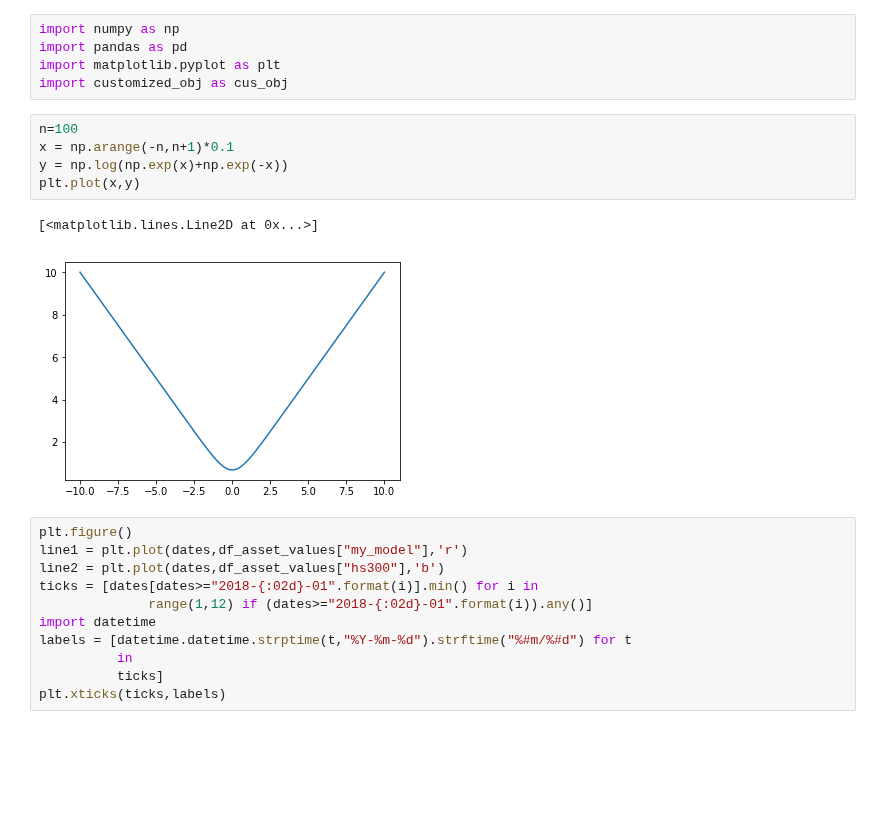
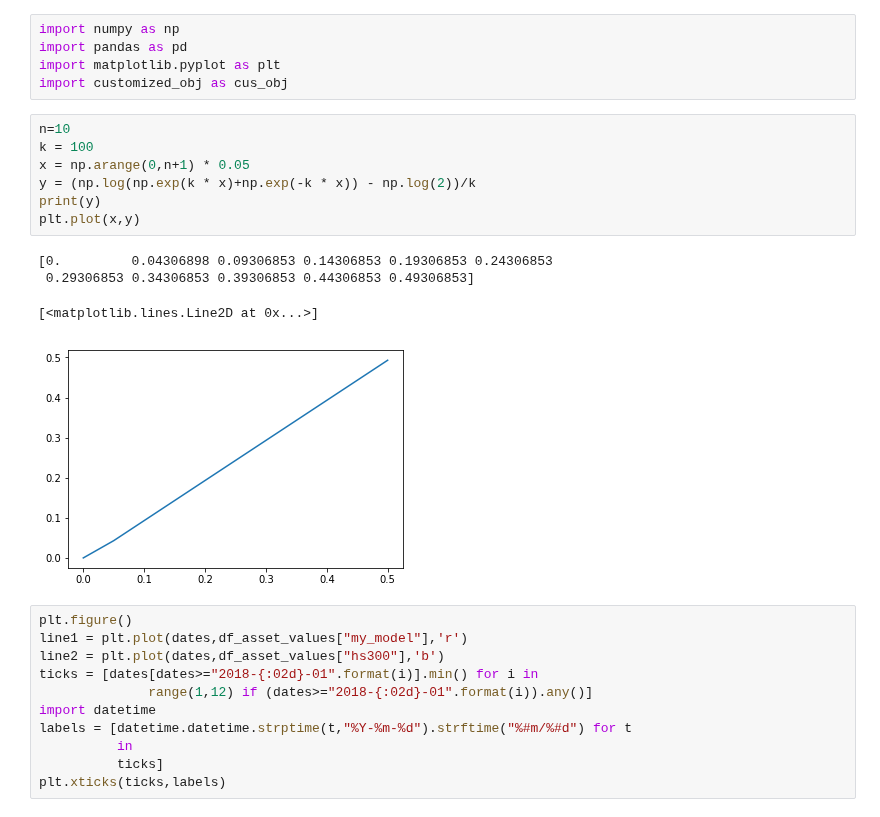
Before and after one commit to Bantorra0/Quant, a Jupyter notebook: scribble.ipynb, the cells around one changed output. Saved outputs shown, nothing was run; the diff lists cells and outputs as text; blank space fills up the shorter version.

```diff
--- a/scribble.ipynb
+++ b/scribble.ipynb
@@ -4,13 +4,17 @@ import pandas as pd
 import matplotlib.pyplot as plt
 import customized_obj as cus_obj
 # %%
-n=100
-x = np.arange(-n,n+1)*0.1
-y = np.log(np.exp(x)+np.exp(-x))
+n=10
+k = 100
+x = np.arange(0,n+1) * 0.05
+y = (np.log(np.exp(k * x)+np.exp(-k * x)) - np.log(2))/k
+print(y)
 plt.plot(x,y)
 # %% [output]
-[<matplotlib.lines.Line2D at 0x...>]
+[0.         0.04306898 0.09306853 0.14306853 0.19306853 0.24306853
+ 0.29306853 0.34306853 0.39306853 0.44306853 0.49306853]
+[<matplotlib.lines.Line2D at 0x...>]
-[figure, old version]
+[figure, new version]
 # %%
 plt.figure()
 line1 = plt.plot(dates,df_asset_values["my_model"],'r')
```
Also changed, not shown: 6 other files.
